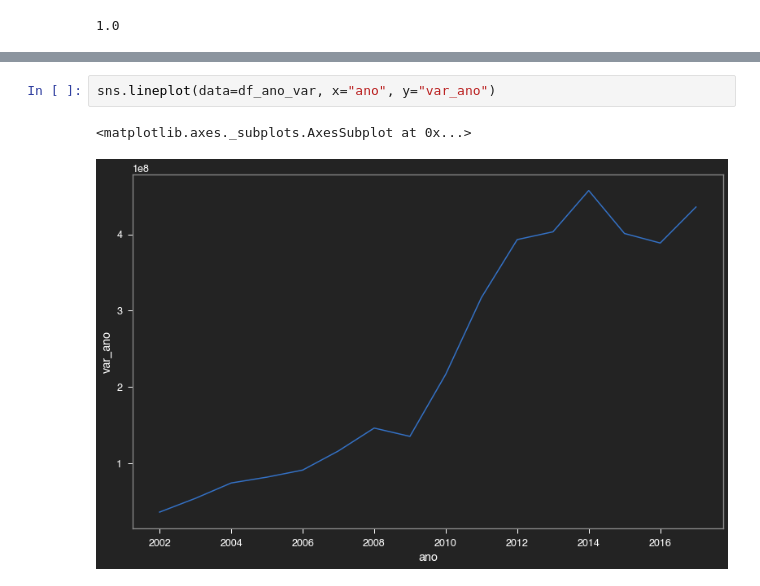
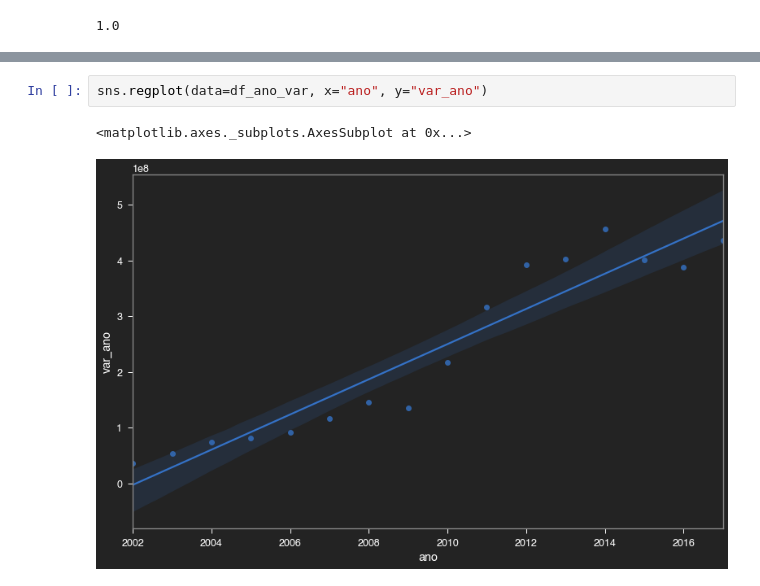
Before and after one commit to danielnrocha/Convergencia_PIB_Municipios, a Jupyter notebook: ConvergenciaMunicipios.ipynb, the cells around one changed output, grey strips where cells are left out. Saved outputs shown, nothing was run; the diff lists cells and outputs as text.

```diff
--- a/ConvergenciaMunicipios.ipynb
+++ b/ConvergenciaMunicipios.ipynb
@@ -346,5 +398,5 @@ df_ano_var
 # %%
-sns.lineplot(data=df_ano_var, x="ano", y="var_ano")
+sns.regplot(data=df_ano_var, x="ano", y="var_ano")
 # %% [output]
 <matplotlib.axes._subplots.AxesSubplot at 0x...>
-[figure, old version]
+[figure, new version]
```
Also changed, not shown: parts of 29 cells of this notebook.
